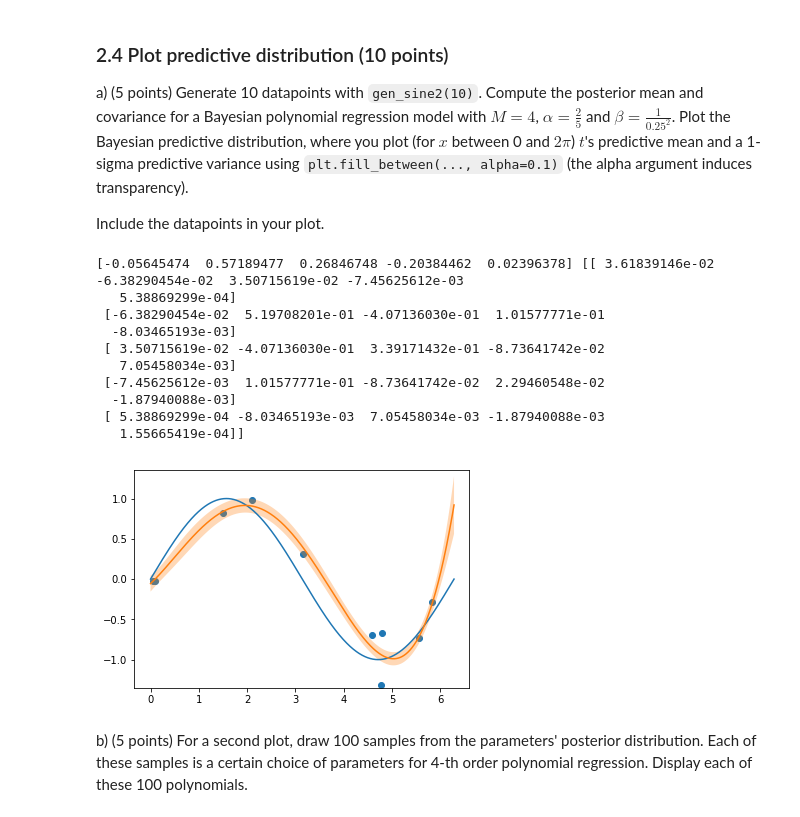
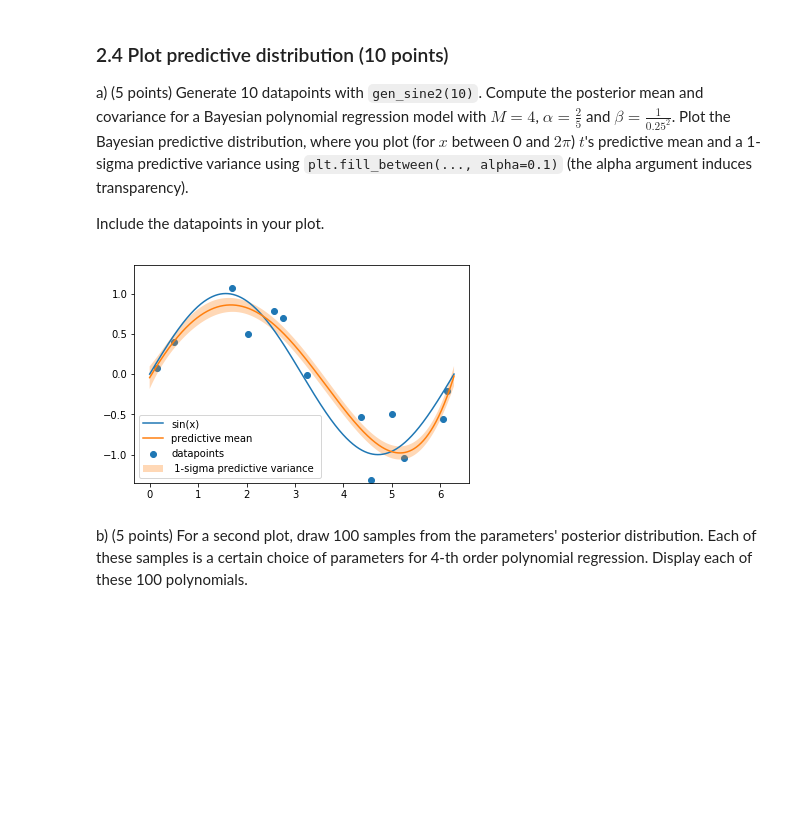
Before and after one commit to filipkny/MachineLearning1_UvA, a Jupyter notebook: lab1.ipynb, the cells around one changed output. Saved outputs shown, nothing was run; the diff lists cells and outputs as text; code cells hidden in the pictures; blank space fills up the shorter version.

```diff
--- a/lab1.ipynb
+++ b/lab1.ipynb
@@ -177,16 +174,15 @@ def designmatrix(x, M): # it is highly recommended to write a helper function th
 
 def fit_polynomial(x, t, M):
 
+    Phi = designmatrix(x, M)
 
-    D_M = designmatrix(x, M)
+    Phi_squared = np.dot(Phi.T, Phi)
 
-    a = np.dot(D_M.T, D_M)
+    pseudo_inv = np.linalg.pinv(Phi)
 
-    b = np.dot(np.linalg.inv(a), D_M.T,)
+    w_ml = np.dot(pseudo_inv, t)
 
-    w_ml = np.dot(b, t)
-
-    return np.array(w_ml.T).reshape((M+1,)), D_M
+    return np.array(w_ml.T).reshape((M+1,)), Phi
 # %%
 ### Test your function
 N = 10
@@ -421,10 +385,14 @@ def find_best_m_and_lamb(x, t):
         for lamb in prediction_errors[m]:
             error = 0
             for kth in range(len(train_folds)):
-
                 exp = np.exp(lamb)
-                error += pred_error(x[train_folds[kth]], x[valid_folds[kth]], t[train_folds[kth]], t[valid_folds[kth]], m, exp)
-            error /= (len(train_folds)+0.0)
+                error += pred_error(x[train_folds[kth]],
+                                    x[valid_folds[kth]],
+                                    t[train_folds[kth]],
+                                    t[valid_folds[kth]],
+                                    m,
+                                    exp)
+            error /= float(len(train_folds))
             if (error < best):
                 best = error
                 argbest = (m,exp)
@@ -525,8 +494,8 @@ Write a method `fit_polynomial_bayes(x, t, M, alpha, beta)` that returns the mea
 # %%
 def fit_polynomial_bayes(x, t, M, alpha, beta):
     Phi = designmatrix(x, M)
-    pseudo_inverse = np.dot(Phi.T, Phi)
-    S = np.linalg.inv(np.dot(alpha, np.eye(len(pseudo_inverse)))+ np.dot(beta, pseudo_inverse))
+    Phi_squared = np.dot(Phi.T, Phi)
+    S = np.linalg.inv(np.dot(alpha, np.eye(len(Phi_squared)))+ np.dot(beta, Phi_squared))
     m = np.dot(beta, np.linalg.multi_dot([S, Phi.T, t]))
     return np.array(m).reshape((M+1,)), S, Phi
 
@@ -601,44 +567,32 @@ Plot the Bayesian predictive distribution, where you plot (for $x$ between 0 and
 
 Include the datapoints in your plot.
 # %%
-xs , t = gen_sine2(10)
+xs , t = gen_sine2(13)
 M = 4
 alpha  = (2.0/5.0)
 beta = (1/(1/4)**2)
 m, S, _ = fit_polynomial_bayes(xs, t, M, alpha, beta)
-print(m,S)
+
 lots_of_points = np.linspace(0, 2*np.pi, 10000)
 
 final_mean, final_sigma, _ = predict_polynomial_bayes(lots_of_points, m, S, beta )
 
 upper = np.array(final_mean + final_sigma)
 lower = np.array(final_mean - final_sigma)
 
 bols = [upper[i] > lower[i] for i in range(len(upper))]
 
+plt.plot(lots_of_points, np.sin( lots_of_points),label="sin(x)")
+plt.scatter(xs, t,label="datapoints")
+plt.plot(lots_of_points, final_mean,label="predictive mean")
+axes = plt.gca()
 
-
-plt.plot(lots_of_points, np.sin( lots_of_points))
-plt.scatter(xs, t)
-plt.plot(lots_of_points, final_mean)
-axes = plt.gca()
-# axes.set_xlim([xmin,xmax])
 axes.set_ylim([-1.35,1.35])
-plt.fill_between(lots_of_points, lower, upper, alpha = 0.3, interpolate = True)
-
+plt.fill_between(lots_of_points, lower, upper, alpha = 0.3, interpolate = True, label=" 1-sigma predictive variance ")
+plt.legend()
 plt.show()
 # %% [output]
-[-0.05645474  0.57189477  0.26846748 -0.20384462  0.02396378] [[ 3.61839146e-02 -6.38290454e-02  3.50715619e-02 -7.45625612e-03
-   5.38869299e-04]
- [-6.38290454e-02  5.19708201e-01 -4.07136030e-01  1.01577771e-01
-  -8.03465193e-03]
- [ 3.50715619e-02 -4.07136030e-01  3.39171432e-01 -8.73641742e-02
-   7.05458034e-03]
- [-7.45625612e-03  1.01577771e-01 -8.73641742e-02  2.29460548e-02
-  -1.87940088e-03]
- [ 5.38869299e-04 -8.03465193e-03  7.05458034e-03 -1.87940088e-03
-   1.55665419e-04]]
-[figure, old version]
+[figure, new version]
 # %% [markdown]
 b) (5 points) For a second plot, draw 100 samples from the parameters' posterior distribution. Each of these samples is a certain choice of parameters for 4-th order polynomial regression.
 Display each of these 100 polynomials.
```
Also changed, not shown: parts of 19 cells of this notebook.
